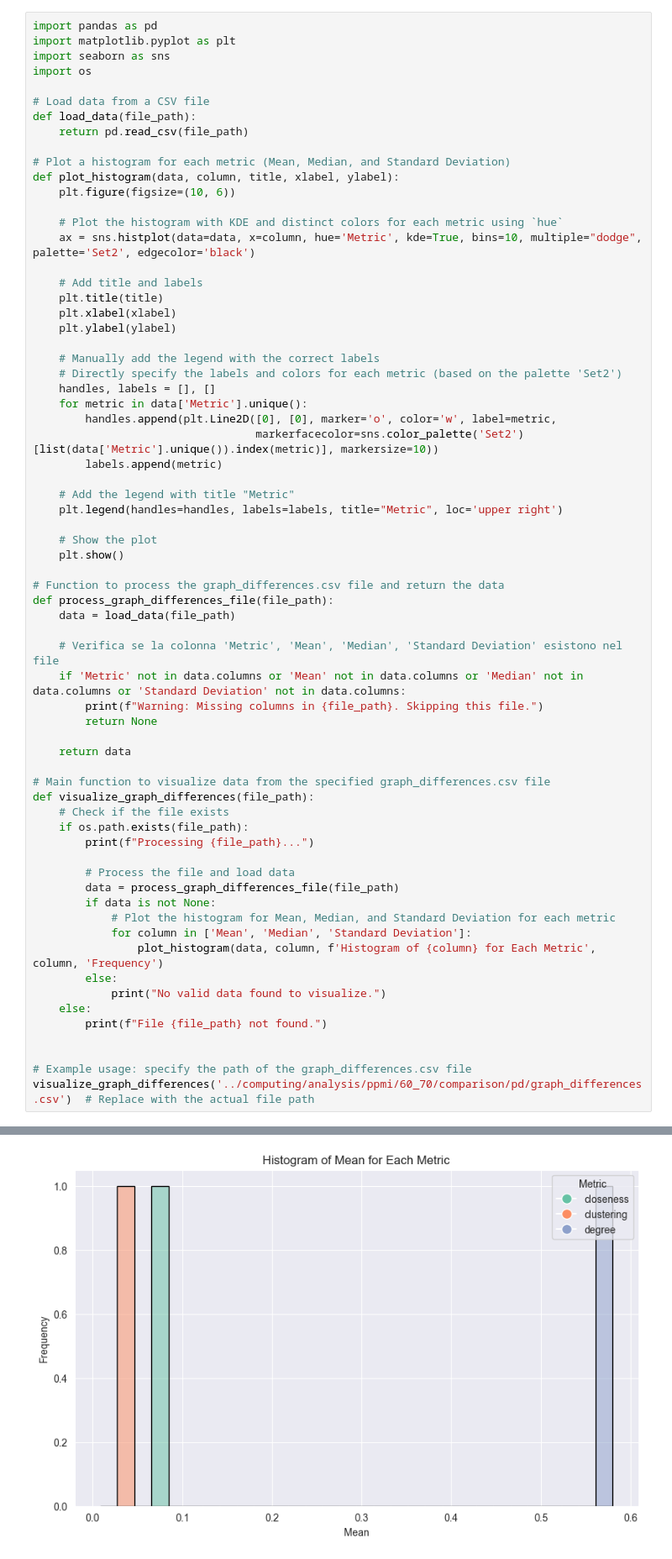
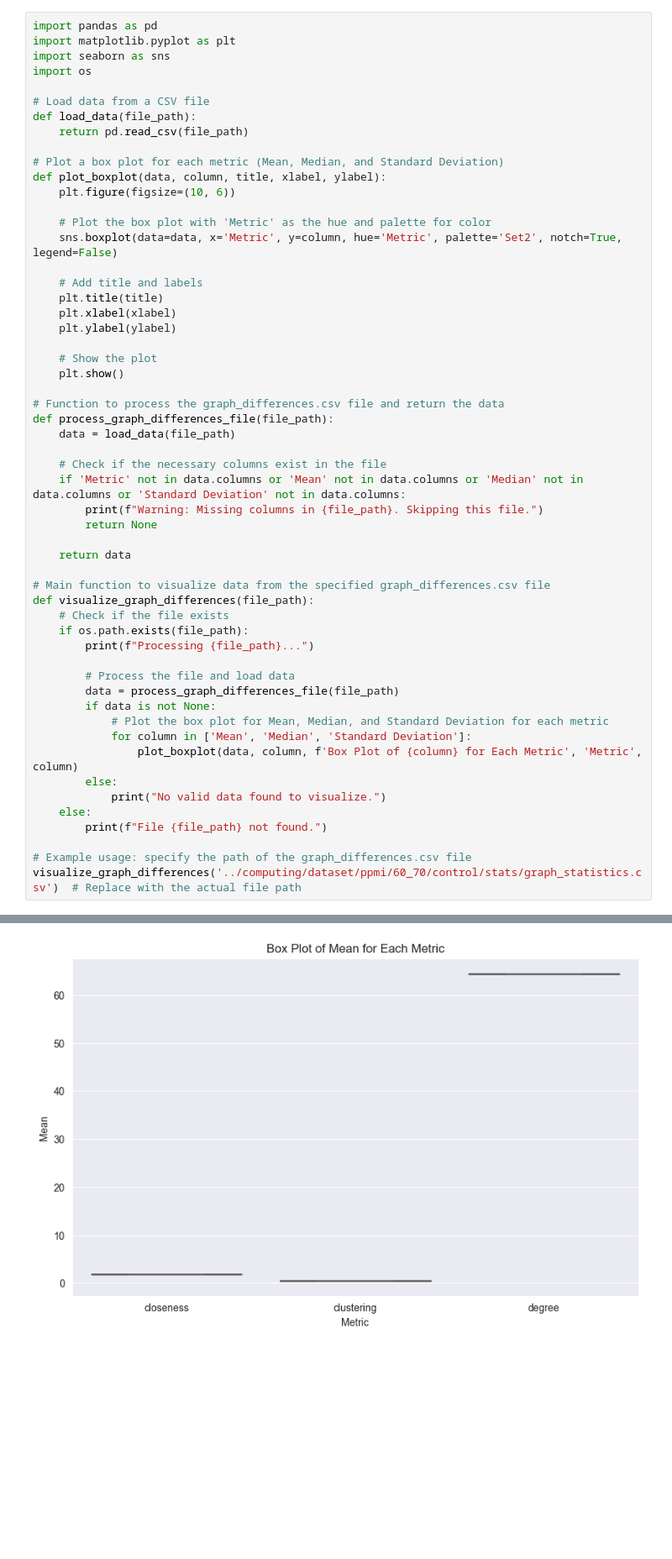
Before and after one commit to mattreturn1/NeuroGraph-Analysis, a Jupyter notebook: visualization/graph_comparison_visual_analysis.ipynb, the cells around one changed output, grey strips where cells are left out. Shown at 84% size. Saved outputs shown, nothing was run; the diff lists cells and outputs as text; blank space fills up the shorter version.

Commit message:
added graph_charts.ipynb

```diff
--- a/visualization/graph_comparison_visual_analysis.ipynb
+++ b/visualization/graph_comparison_visual_analysis.ipynb
@@ -8,28 +8,17 @@ import os
 def load_data(file_path):
     return pd.read_csv(file_path)
 
-# Plot a histogram for each metric (Mean, Median, and Standard Deviation)
-def plot_histogram(data, column, title, xlabel, ylabel):
+# Plot a box plot for each metric (Mean, Median, and Standard Deviation)
+def plot_boxplot(data, column, title, xlabel, ylabel):
     plt.figure(figsize=(10, 6))
 
-    # Plot the histogram with KDE and distinct colors for each metric using `hue`
-    ax = sns.histplot(data=data, x=column, hue='Metric', kde=True, bins=10, multiple="dodge", palette='Set2', edgecolor='black')
+    # Plot the box plot with 'Metric' as the hue and palette for color
+    sns.boxplot(data=data, x='Metric', y=column, hue='Metric', palette='Set2', notch=True, legend=False)
 
     # Add title and labels
     plt.title(title)
     plt.xlabel(xlabel)
     plt.ylabel(ylabel)
-
-    # Manually add the legend with the correct labels
-    # Directly specify the labels and colors for each metric (based on the palette 'Set2')
-    handles, labels = [], []
-    for metric in data['Metric'].unique():
-        handles.append(plt.Line2D([0], [0], marker='o', color='w', label=metric,
-                                  markerfacecolor=sns.color_palette('Set2')[list(data['Metric'].unique()).index(metric)], markersize=10))
-        labels.append(metric)
-
-    # Add the legend with title "Metric"
-    plt.legend(handles=handles, labels=labels, title="Metric", loc='upper right')
 
     # Show the plot
     plt.show()
@@ -38,7 +27,7 @@ def plot_histogram(data, column, title, xlabel, ylabel):
 def process_graph_differences_file(file_path):
     data = load_data(file_path)
 
-    # Verifica se la colonna 'Metric', 'Mean', 'Median', 'Standard Deviation' esistono nel file
+    # Check if the necessary columns exist in the file
     if 'Metric' not in data.columns or 'Mean' not in data.columns or 'Median' not in data.columns or 'Standard Deviation' not in data.columns:
         print(f"Warning: Missing columns in {file_path}. Skipping this file.")
         return None
@@ -54,15 +43,14 @@ def visualize_graph_differences(file_path):
         # Process the file and load data
         data = process_graph_differences_file(file_path)
         if data is not None:
-            # Plot the histogram for Mean, Median, and Standard Deviation for each metric
+            # Plot the box plot for Mean, Median, and Standard Deviation for each metric
             for column in ['Mean', 'Median', 'Standard Deviation']:
-                plot_histogram(data, column, f'Histogram of {column} for Each Metric', column, 'Frequency')
+                plot_boxplot(data, column, f'Box Plot of {column} for Each Metric', 'Metric', column)
         else:
             print("No valid data found to visualize.")
     else:
         print(f"File {file_path} not found.")
 
-
 # Example usage: specify the path of the graph_differences.csv file
-visualize_graph_differences('../computing/analysis/ppmi/60_70/comparison/pd/graph_differences.csv')  # Replace with the actual file path
+visualize_graph_differences('../computing/dataset/ppmi/60_70/control/stats/graph_statistics.csv')  # Replace with the actual file path
 # %% [output]
@@ -70 +58 @@ Processing ../computing/analysis/ppmi/60_70/comparison/pd/graph_differences.csv.
-[figure, old version]
+[figure, new version]
```
Also changed, not shown: parts of 1 cell of this notebook, 2 other files.
